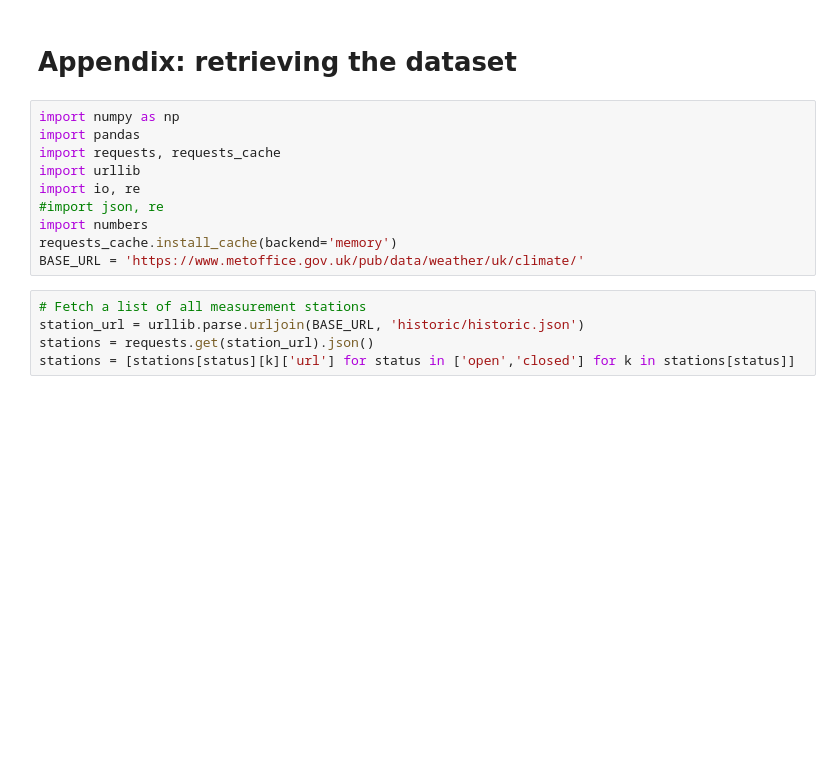
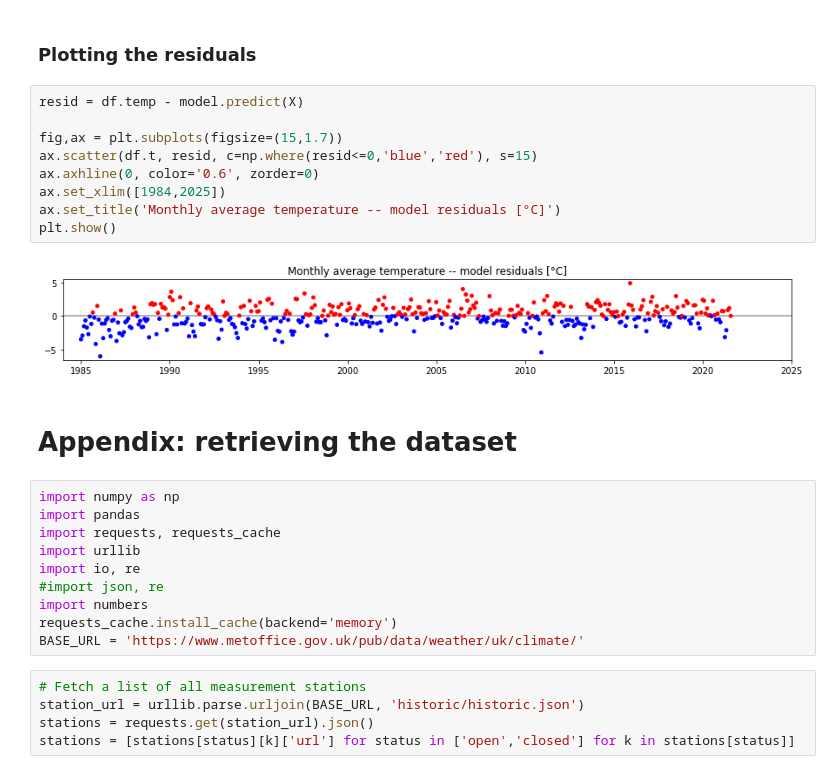
Before and after one commit to damonjw/datasci, a Jupyter notebook: climate.ipynb, the cells around one changed output. Cells and saved outputs as stored; diff of their text form; blank space fills up the shorter version.

```diff
--- a/climate.ipynb
+++ b/climate.ipynb
@@ -79,3 +57,16 @@ HTML(anim.to_jshtml())
+# %% [markdown]
+### Plotting the residuals
+# %%
+resid = df.temp - model.predict(X)
+
+fig,ax = plt.subplots(figsize=(15,1.7))
+ax.scatter(df.t, resid, c=np.where(resid<=0,'blue','red'), s=15)
+ax.axhline(0, color='0.6', zorder=0)
+ax.set_xlim([1984,2025])
+ax.set_title('Monthly average temperature -- model residuals [°C]')
+plt.show()
+# %% [output]
+[figure, added]
 # %% [markdown]
 # Appendix: retrieving the dataset
 # %%
```
Also changed, not shown: parts of 8 cells of this notebook.
